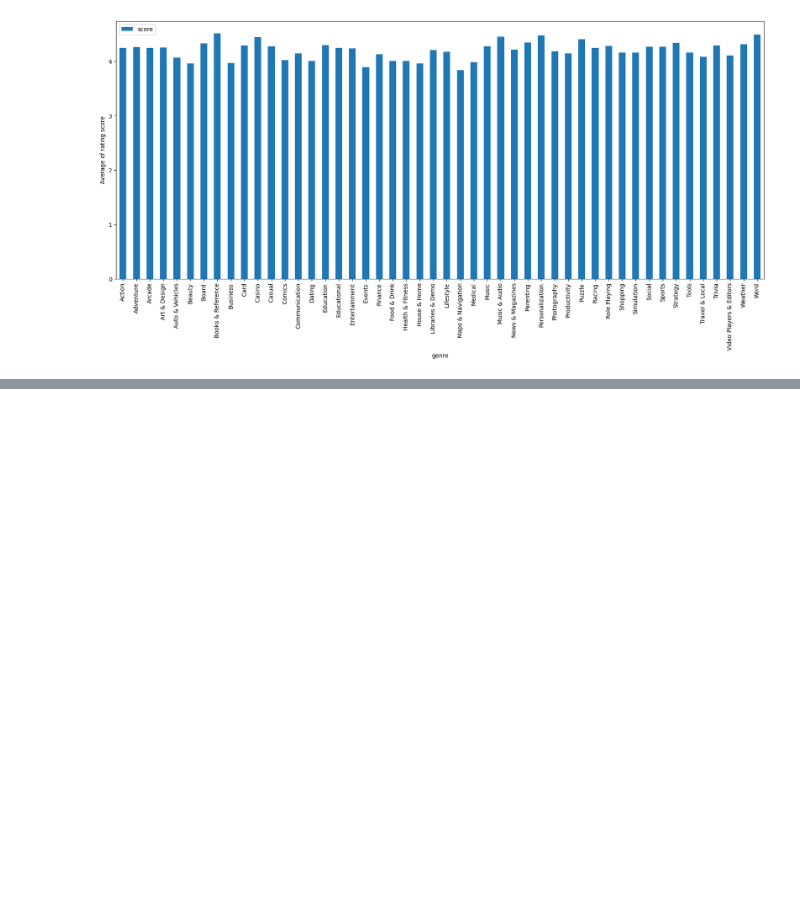
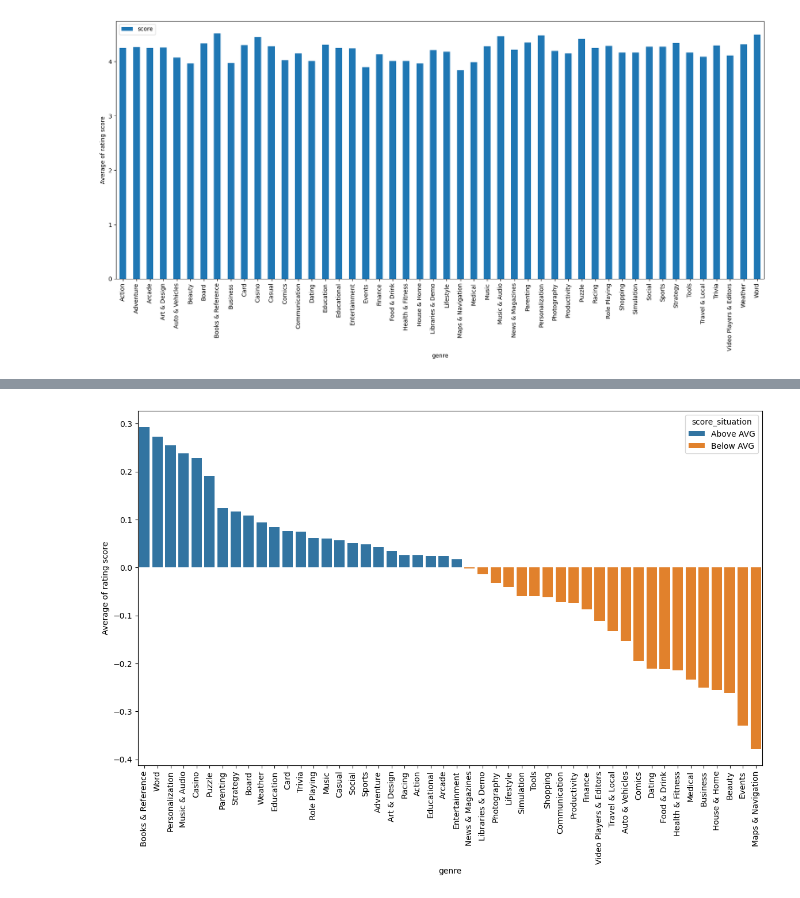
Before and after one commit to bayraktarengin/eurotech, a Jupyter notebook: kaggle/GooglePlayStore.ipynb, the cells around one changed output, grey strips where cells are left out. Saved outputs shown, nothing was run; the diff lists cells and outputs as text; code cells hidden in the pictures; blank space fills up the shorter version.

```diff
--- a/kaggle/GooglePlayStore.ipynb
+++ b/kaggle/GooglePlayStore.ipynb
@@ -190,0 +238,4 @@ plt.show()
+# %%
+df_Q5["score_diff"] = df_Q5["score"] - avg_review
+# %%
+df_Q5.sort_values("score_diff", ascending=False, inplace=True)
@@ -190,0 +252,12 @@ plt.show()
+# %%
+#df_Q5.plot(kind="bar",figsize=(20,8))
+plt.figure(figsize=(14, 8))
+sns.barplot(x=df_Q5.index, y=df_Q5["score_diff"], hue=df_Q5["score_situation"])
+# plt.axhline(y=avg_review, color='b', linestyle='--', label='AVG Review')
+plt.xticks(rotation=90)
+
+
+plt.ylabel("Average of rating score")
+plt.show()
+# %% [output]
+[figure, added]
```
Also changed, not shown: parts of 25 cells of this notebook.
